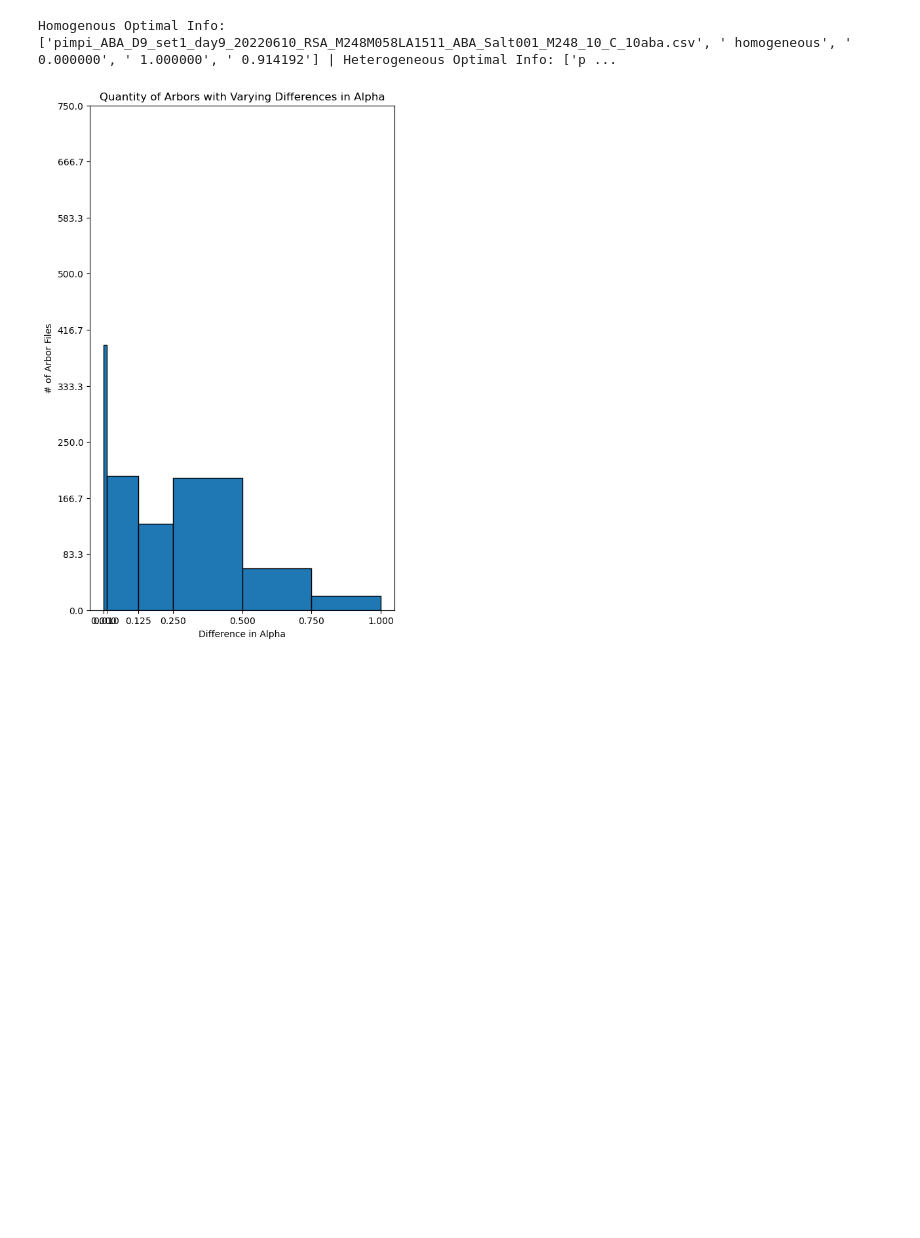
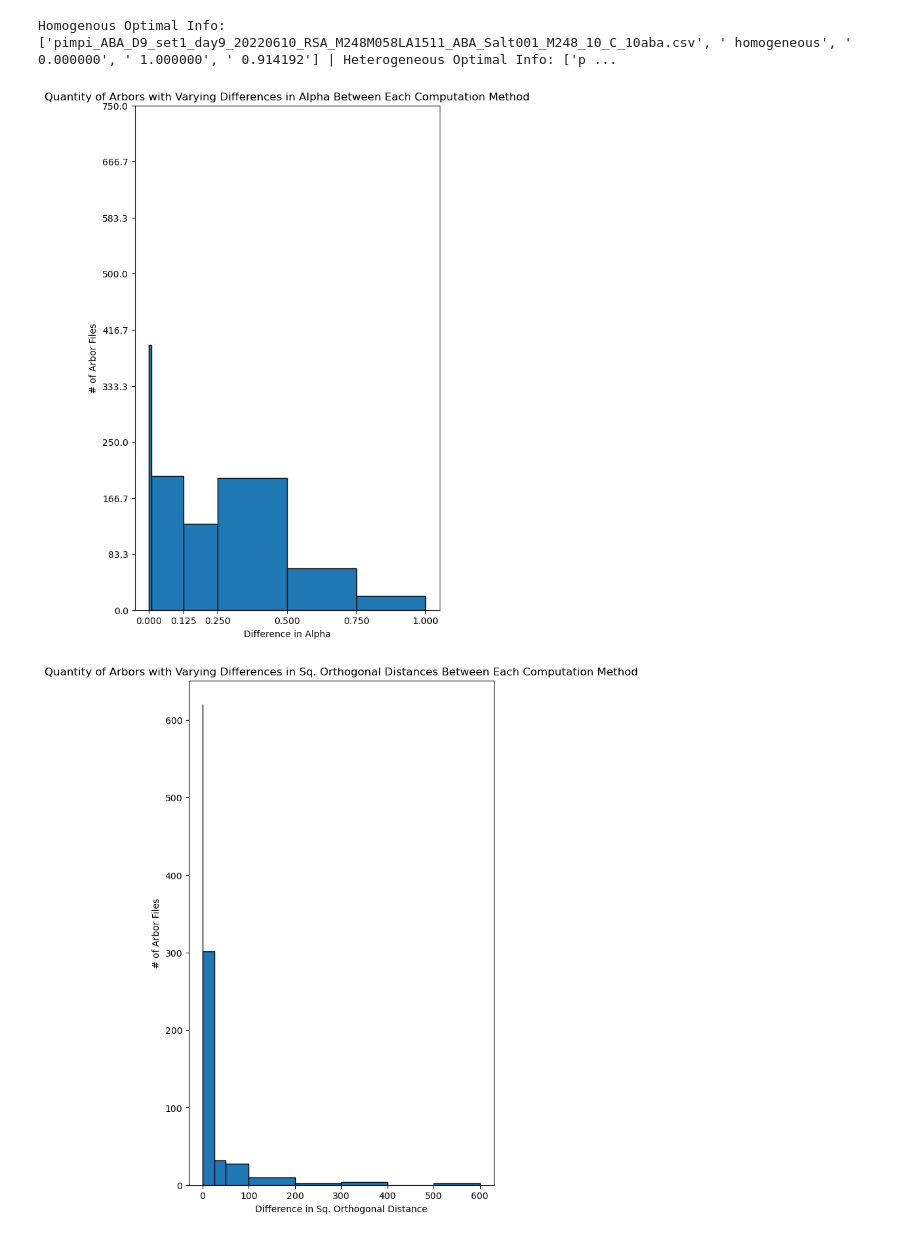
Before and after one commit to arjunc12/Plant-Architecture, a Jupyter notebook: heterogeneity_analysis.ipynb, the cells around one changed output. Cells and saved outputs as stored; diff of their text form; code cells hidden in the pictures; blank space fills up the shorter version.

Commit message:
added a histogram that shows the number of arbors with heterogeneous sq. distances and homogeneous sq. distances that differ by more than 0.

```diff
--- a/heterogeneity_analysis.ipynb
+++ b/heterogeneity_analysis.ipynb
@@ -34,15 +34,24 @@ Homogenous Optimal Info: ['pimpi_ABA_D9_set1_day9_20220610_RSA_M248M058LA1511_AB
 # %%
 # Creating a histogram that categorizes values based on what range the difference in alpha (between each computation method) falls under
 
 alpha_diffs, sq_orthog_dist_diffs = extract_difference_values(EVALUATED_COSTS_DIR)
 plt.figure(figsize=(6, 10))
 plt.hist(alpha_diffs, bins=[0, .01, .125, 0.25, 0.5, 0.75, 1.0], edgecolor='black')
 
 plt.yticks(np.linspace(0, 750, 10))
-plt.xticks([0, .01, .125, 0.25, 0.5, 0.75, 1.0])
+plt.xticks([0, 0.125, 0.25, 0.5, 0.75, 1.0])
 plt.xlabel("Difference in Alpha")
 plt.ylabel("# of Arbor Files")
 plt.title("Quantity of Arbors with Varying Differences in Alpha Between Each Computation Method")
 plt.show()
+
+plt.figure(figsize=(6, 10))
+plt.hist(sq_orthog_dist_diffs, bins=[0, .01, 25, 50, 100, 200, 300, 400, 500, 600], edgecolor='black')
+plt.xticks([0, .01, 25, 50, 100, 200, 300, 400, 500, 600])
+plt.xlabel("Difference in Sq. Orthogonal Distance")
+plt.ylabel("# of Arbor Files")
+plt.title("Quantity of Arbors with Varying Differences in Sq. Orthogonal Distances Between Each Computation Method")
+plt.show()
 # %% [output]
-[figure, old version]
+[figure, new version]
+[figure, added]
```
